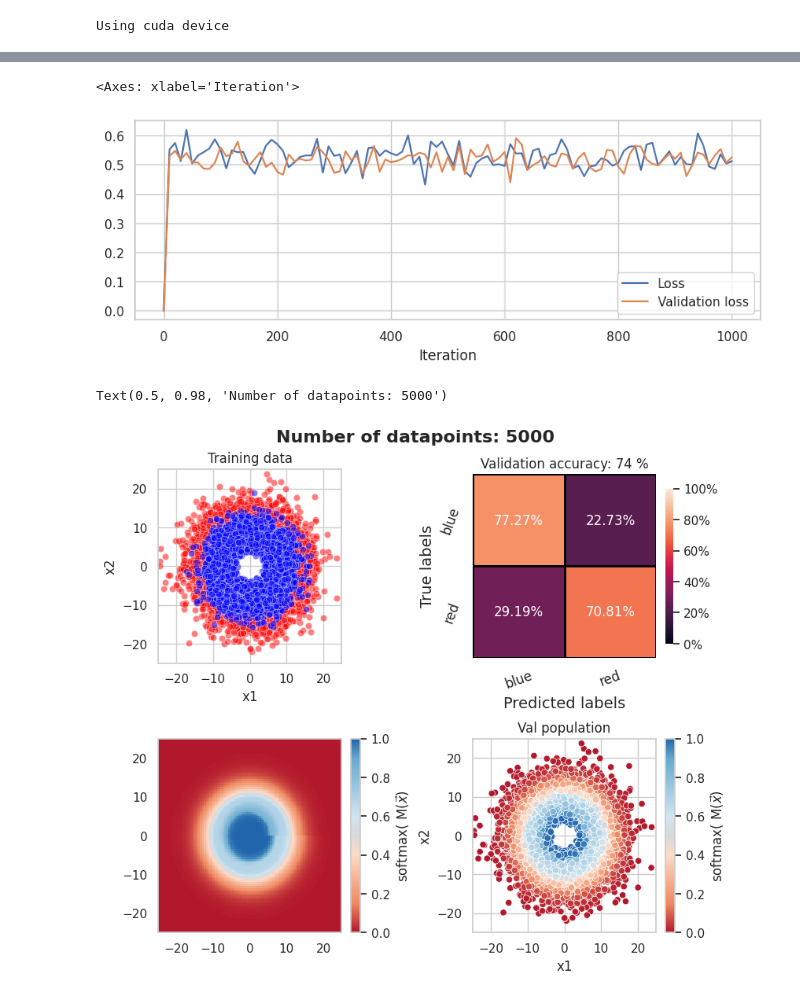
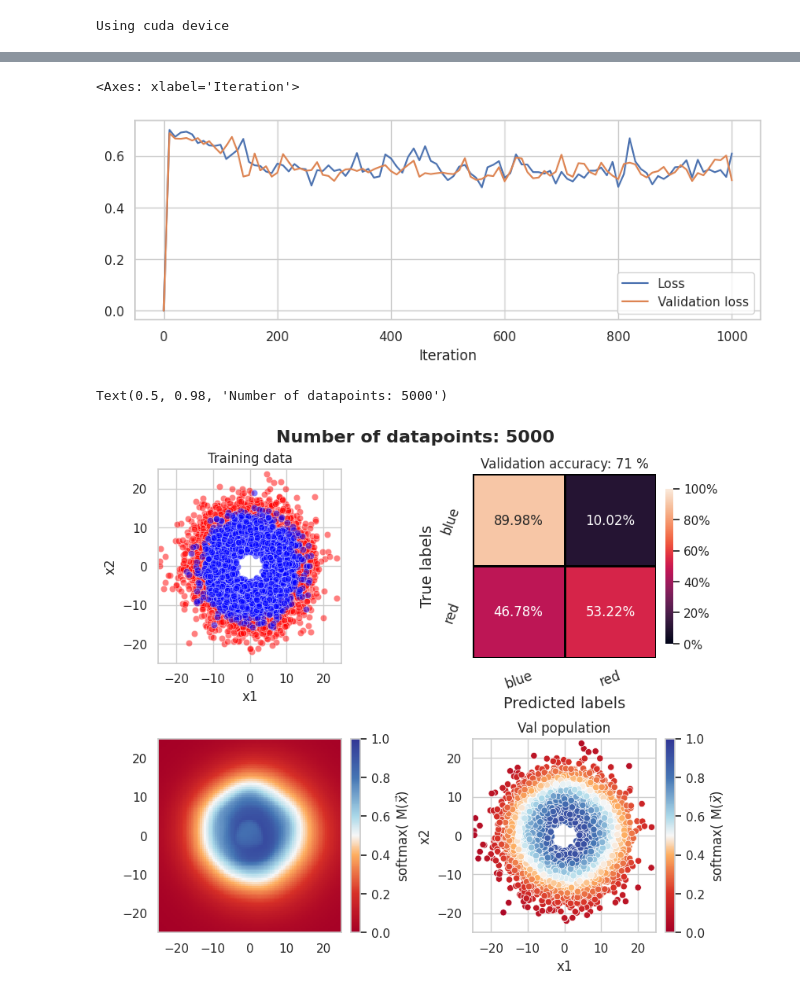
Before and after one commit to choisant/foundational-modeling, a Jupyter notebook: toy_experiment/DNN/MC_dropout.ipynb, the cells around one changed output, grey strips where cells are left out. Saved outputs shown, nothing was run; the diff lists cells and outputs as text; code cells hidden in the pictures.

```diff
--- a/toy_experiment/DNN/MC_dropout.ipynb
+++ b/toy_experiment/DNN/MC_dropout.ipynb
@@ -99,11 +99,11 @@ def predict_grid(model, x1_key, x2_key, device, mcdropout:bool = False, nx:int =
     if mcdropout:
         mean_val, variance_val = mc_predictions(model, gridtest_dataset, 2**8, 100, 2, len(df))
         preds = np.argmax(mean_val, axis=-1).flatten()
-        df["Prediction"] = preds
+        df["Prediction_MC"] = preds
         #Get average softmax score for blue
-        df["Confidence"] = scipy.special.softmax(mean_val, axis=-1)[:,0]
+        df["Confidence_MC"] = scipy.special.softmax(mean_val, axis=-1)[:,0]
         # Error is the same for both scores
-        df["Error"] = np.sqrt(variance_val[:,0])
+        df["Error_MC"] = np.sqrt(variance_val[:,0])
     else:
         truth, logits = predict_classifier(model, gridtest_dataset, 2, 100, device)
         preds = torch.argmax(logits, dim=-1).flatten()
@@ -139,8 +139,8 @@ test_data = cartesian_to_polar_df(test_data, "x1", "x2", "r_x", "a_x")
 
 #Choose
 ntrain = len(train_data)
-x1_key = "r_x"
-x2_key = "a_x"
+x1_key = "x1"
+x2_key = "x2"
 
 train_data = word_to_int(train_data)
 val_data = word_to_int(val_data)
@@ -202,33 +200,33 @@ fig, axs = plt.subplots(nrows = 1, ncols = 1, figsize = (8, 3), layout="constrai
 training_results.plot("Iteration", ["Loss", "Validation loss"], ax=axs)
 # %% [output]
 <Axes: xlabel='Iteration'>
-[figure, old version]
+[figure, new version]
 # %%
 truth, logits = predict_classifier(model, val_dataset, 2, 100, device)
 preds = torch.argmax(logits, dim=-1).flatten()
 val_data["Prediction"] = preds
 val_data["Truth"] = truth
 #Get softmax score for blue
 val_data["Confidence"] = torch.softmax(logits, dim=-1)[:,0]
 
 
 fig, axs = plt.subplots(nrows = 2, ncols = 2, figsize = (8, 7), layout="constrained")
 
 axs[0][0] = plot_data(train_data[0:ntrain], axs[0][0], "Training data")
 axs[0][1] = plot_conf_matrix(val_data, "Truth", "Prediction", ["blue", "red"], axs[0][1])
 grid_df = predict_grid(model, x1_key, x2_key, device)
-fig, axs[1][0] = plot_grid(grid_df, fig, axs[1][0])
+axs[1][0] = plot_grid(grid_df, "Confidence", axs[1][0])
 axs[1][1] = plot_results(val_data, axs[1][1], "Val population")
 
 cmap = red_blue_cmap()
 hue_norm = mpl.colors.Normalize(vmin=0, vmax=1, clip=False)
 fig.colorbar(mpl.cm.ScalarMappable(norm=hue_norm, cmap=cmap), label=r'softmax( M($\vec{x}$)', ax=axs[1][0])
 fig.colorbar(mpl.cm.ScalarMappable(norm=hue_norm, cmap=cmap), label=r'softmax( M($\vec{x}$)', ax=axs[1][1])
 
 fig.suptitle(f"Number of datapoints: {ntrain}", size=16, fontweight="bold")
 # %% [output]
 Text(0.5, 0.98, 'Number of datapoints: 5000')
-[figure, old version]
+[figure, new version]
 # %%
 mean_val, variance_val = mc_predictions(model, val_dataset, 2**8, 200, 2, len(val_dataset))
 preds = np.argmax(mean_val, axis=-1).flatten()
```
Also changed, not shown: parts of 5 cells of this notebook, 48 other files.
